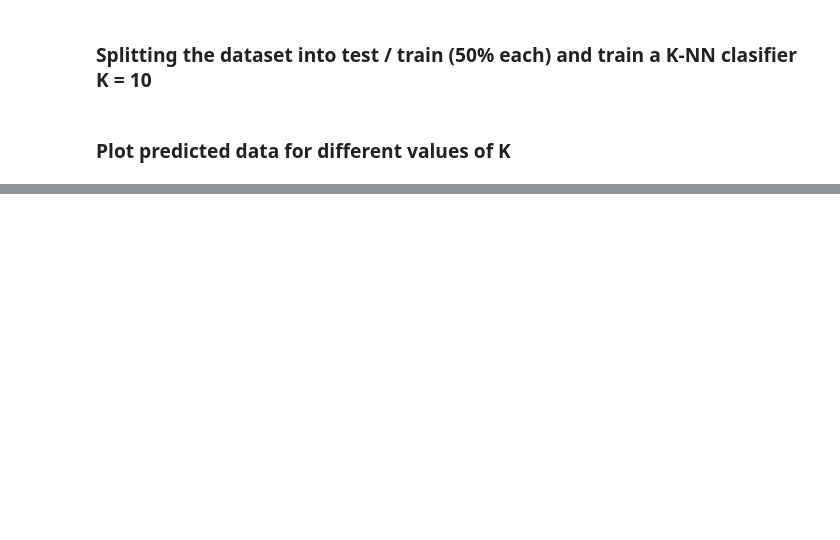
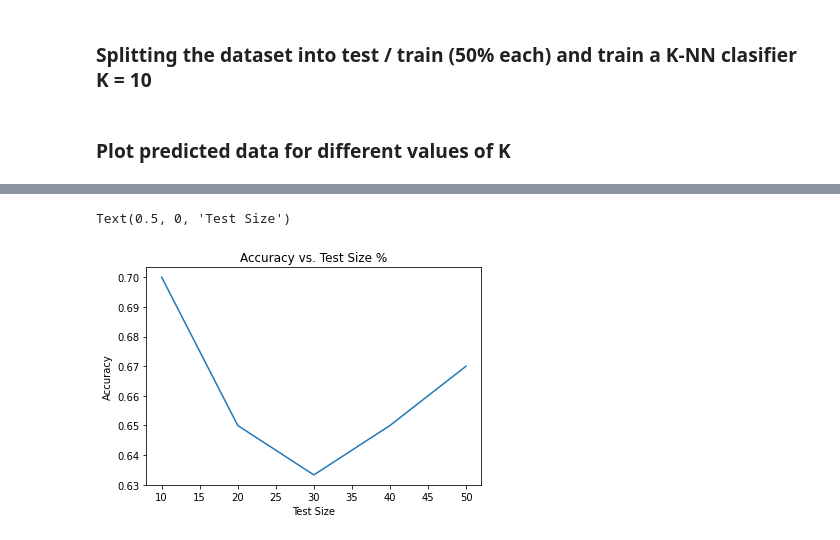
Before and after one commit to maximdorogov/Practicos_MachineLearning_UNS, a Jupyter notebook: k-NN 3.1.ipynb, the cells around one changed output, grey strips where cells are left out. Cells and saved outputs as stored; diff of their text form; code cells hidden in the pictures; blank space fills up the shorter version.

```diff
--- a/k-NN 3.1.ipynb
+++ b/k-NN 3.1.ipynb
@@ -83,0 +109,16 @@ array([0., 1., 0., 1., 0., 0., 0., 1., 1., 1., 0., 0., 0., 1., 1., 1., 1.,
+# %%
+test_size = np.array([0.1, 0.2, 0.3, 0.4, 0.5])
+accur = []
+for size in test_size:
+    data_train, data_test, target_train, target_test = train_test_split(my_samples.data, my_samples.target, test_size=size, random_state = 1)
+    knn = neighbors.KNeighborsClassifier(n_neighbors = 10).fit(data_train, target_train)
+    predicted_labels = knn.predict(data_test)
+    accur.append(metrics.accuracy_score(target_test, predicted_labels))
+# %%
+plt.plot(test_size*100, accur)
+plt.title('Accuracy vs. Test Size %')
+plt.ylabel('Accuracy')
+plt.xlabel('Test Size')
+# %% [output]
+Text(0.5, 0, 'Test Size')
+[figure, added]
```
Also changed, not shown: parts of 16 cells of this notebook.
